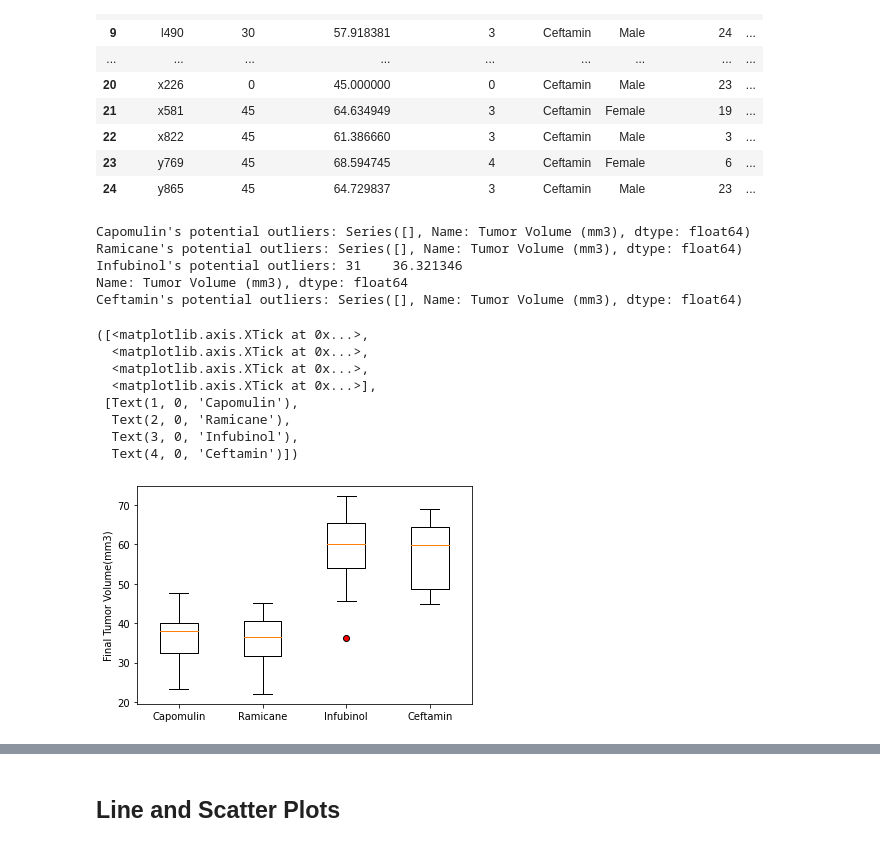
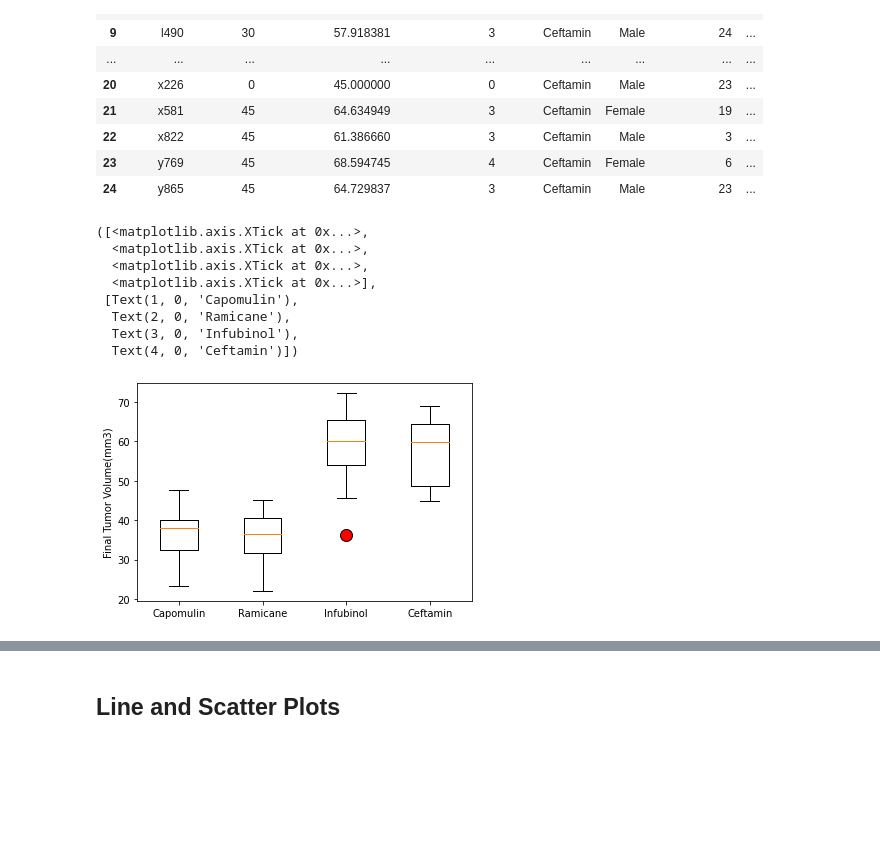
Before and after one commit to akarpie96/Matplotlib-Challenge, a Jupyter notebook: Pymaceuticals Inc..ipynb, the cells around one changed output, grey strips where cells are left out. Saved outputs shown, nothing was run; the diff lists cells and outputs as text; code cells hidden in the pictures; blank space fills up the shorter version.

```diff
--- a/Pymaceuticals Inc..ipynb
+++ b/Pymaceuticals Inc..ipynb
@@ -406,42 +372,21 @@ Values above 87.66645829999999 could be outliers.
 | 22 | x822 | 45 | 61.386660 | 3 | Ceftamin | Male | 3 | ... |
 | 23 | y769 | 45 | 68.594745 | 4 | Ceftamin | Female | 6 | ... |
 | 24 | y865 | 45 | 64.729837 | 3 | Ceftamin | Male | 23 | ... |
-# %%
-# Put treatments into a list for for loop (and later for plot labels)
-treatment_list = ["Capomulin", "Ramicane", "Infubinol", "Ceftamin"]
-
-# Create empty list to fill with tumor vol data (for plotting)
-tumor_vol_list = []
-
-# Calculate the IQR and quantitatively determine if there are any potential outliers.
-for drug in treatment_list:
-
-    # Locate the rows which contain mice on each drug and get the tumor volumes
-
-    # add subset
-
-    # Determine outliers using upper and lower bounds
-# %% [output]
-Capomulin's potential outliers: Series([], Name: Tumor Volume (mm3), dtype: float64)
-Ramicane's potential outliers: Series([], Name: Tumor Volume (mm3), dtype: float64)
-Infubinol's potential outliers: 31    36.321346
-Name: Tumor Volume (mm3), dtype: float64
-Ceftamin's potential outliers: Series([], Name: Tumor Volume (mm3), dtype: float64)
 # %%
 # Generate a box plot of the final tumor volume of each mouse across four regimens of interest
 data=[cap_vol_merge["Tumor Volume (mm3)"],Ram_vol_merge["Tumor Volume (mm3)"],Inf_vol_merge["Tumor Volume (mm3)"],Cef_vol_merge["Tumor Volume (mm3)"]]
 fix2, ax2 = plt.subplots()
-red_circle=dict(markerfacecolor='r', marker='o')
+red_circle=dict(markerfacecolor='r', marker='o', markersize=12)
 ax2.boxplot(data,flierprops=red_circle)
 ax2.set_ylabel("Final Tumor Volume(mm3)")
 plt.xticks([1,2,3,4],["Capomulin", "Ramicane", "Infubinol", "Ceftamin"])
 # %% [output]
 ([<matplotlib.axis.XTick at 0x...>,
   <matplotlib.axis.XTick at 0x...>,
   <matplotlib.axis.XTick at 0x...>,
   <matplotlib.axis.XTick at 0x...>],
  [Text(1, 0, 'Capomulin'),
   Text(2, 0, 'Ramicane'),
   Text(3, 0, 'Infubinol'),
   Text(4, 0, 'Ceftamin')])
-[figure, old version]
+[figure, new version]
```
Also changed, not shown: parts of 3 cells of this notebook.
